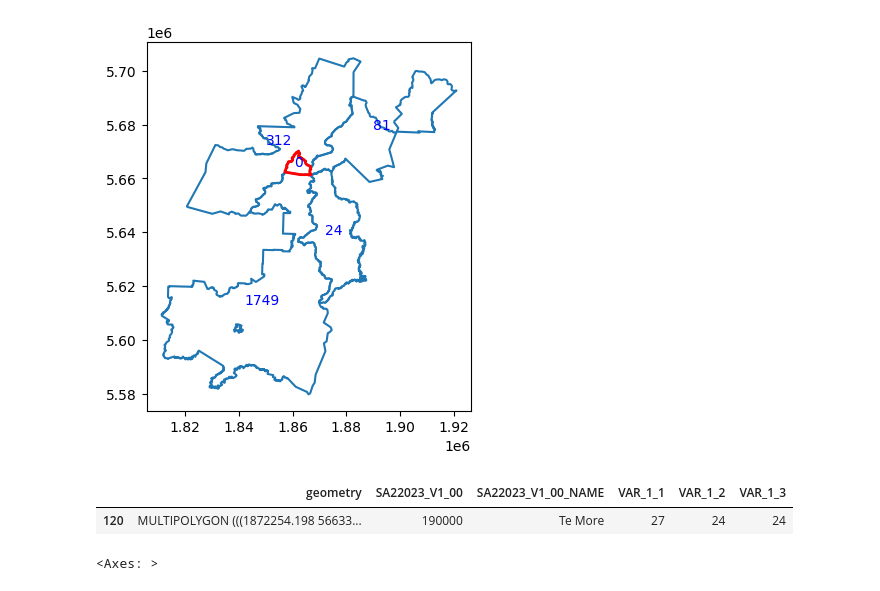
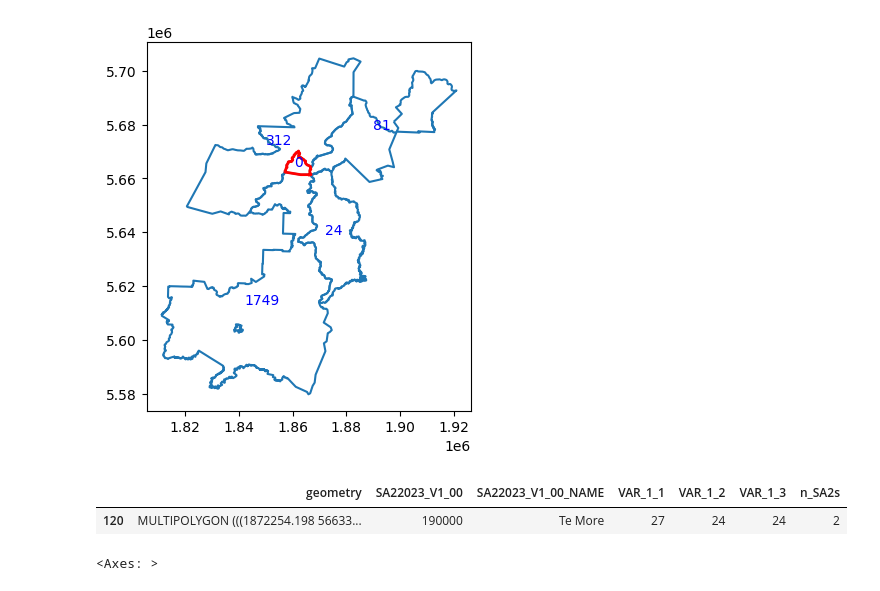
Before and after one commit to UoA-eResearch/IMD, a Jupyter notebook: merge_small_SA2s.ipynb, the cells around one changed output. Saved outputs shown, nothing was run; the diff lists cells and outputs as text; code cells hidden in the pictures.

Commit message:
concat SA2 IDs and names, output population stats / histplot after merge

```diff
--- a/merge_small_SA2s.ipynb
+++ b/merge_small_SA2s.ipynb
@@ -5,6 +5,7 @@ pd.set_option('display.max_columns', None)
 # %%
 sa2 = gpd.read_file("input/statsnz-2023-census-population-change-by-statistical-area-2-FGDB.zip!2023-census-population-change-by-statistical-area-2.gdb").sort_values("VAR_1_3")
 sa2 = sa2[sa2.LAND_AREA_SQ_KM > 0]
+sa2["n_SA2s"] = 1
 sa2
 # %% [output]
 |  | SA22023_V1_00 | SA22023_V1_00_NAME | SA22023_V1_00_NAME_ASCII | VAR_1_1 | VAR_1_2 | VAR_1_3 | VAR_1_4 | VAR_1_5 | ... |
@@ -48,16 +49,17 @@ for neighbour in neighbours.itertuples():
 # %%
 merged = pd.concat((dz, neighbours.iloc[0:1])).dissolve(aggfunc={
     "SA22023_V1_00": "first",
     "SA22023_V1_00_NAME": "first",
     "VAR_1_1": "sum",
     "VAR_1_2": "sum",
     "VAR_1_3": "sum",
+    "n_SA2s": "sum"
 })
 merged.index = dz.index
 merged
 # %% [output]
-|  | geometry | SA22023_V1_00 | SA22023_V1_00_NAME | VAR_1_1 | VAR_1_2 | VAR_1_3 |
-| 120 | MULTIPOLYGON (((1872254.198 56633... | 190000 | Te More | 27 | 24 | 24 |
+|  | geometry | SA22023_V1_00 | SA22023_V1_00_NAME | VAR_1_1 | VAR_1_2 | VAR_1_3 | n_SA2s |
+| 120 | MULTIPOLYGON (((1872254.198 56633... | 190000 | Te More | 27 | 24 | 24 | 2 |
 # %%
 ax = neighbours.boundary.plot()
 merged.boundary.plot(ax=ax, color="red")
```
Also changed, not shown: parts of 8 cells of this notebook.
